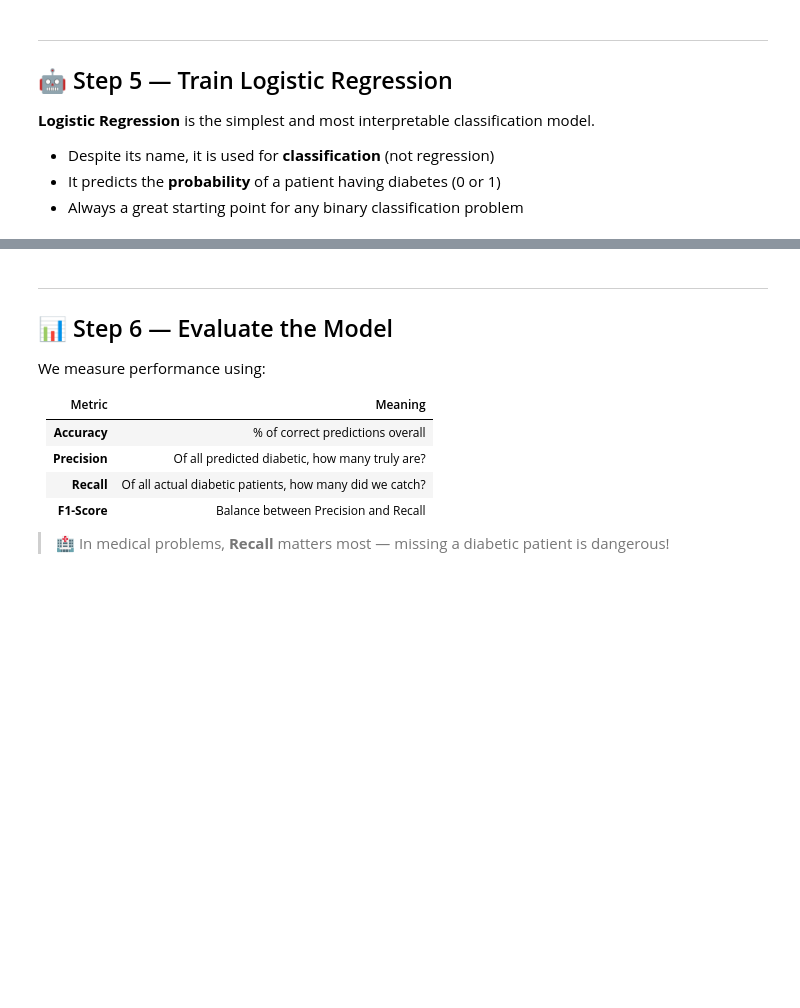
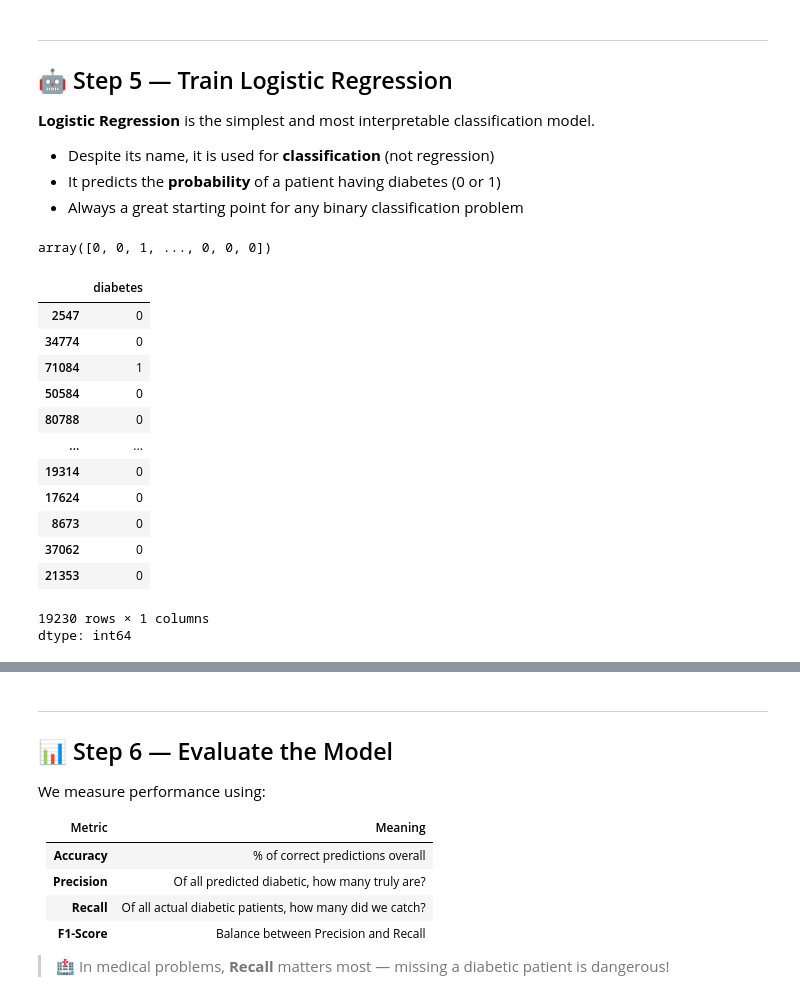
Before and after one commit to zamman365-glitch/Machine-Learning-, a Jupyter notebook: Untitled9.ipynb, the cells around one changed output, grey strips where cells are left out. Saved outputs shown, nothing was run; the diff lists cells and outputs as text; code cells hidden in the pictures; blank space fills up the shorter version.

```diff
--- a/Untitled9.ipynb
+++ b/Untitled9.ipynb
@@ -102,7 +116,8 @@ ML models need **numbers**, not text. We also split data and scale it.
 # Encode text columns
 from sklearn.preprocessing import LabelEncoder
 le = LabelEncoder()
-
-for
+for col in df.columns:
+    if df[col].dtype == 'object':
+        df[col] = le.fit_transform(df[col])
 # %%
 # split
@@ -119,0 +152,21 @@ y=df['diabetes']
+# %%
+y_pred
+# %% [output]
+array([0, 0, 1, ..., 0, 0, 0])
+# %%
+y_test
+# %% [output]
+|  | diabetes |
+| 2547 | 0 |
+| 34774 | 0 |
+| 71084 | 1 |
+| 50584 | 0 |
+| 80788 | 0 |
+| ... | ... |
+| 19314 | 0 |
+| 17624 | 0 |
+| 8673 | 0 |
+| 37062 | 0 |
+| 21353 | 0 |
+19230 rows × 1 columns
+dtype: int64
```
Also changed, not shown: parts of 11 cells of this notebook.
